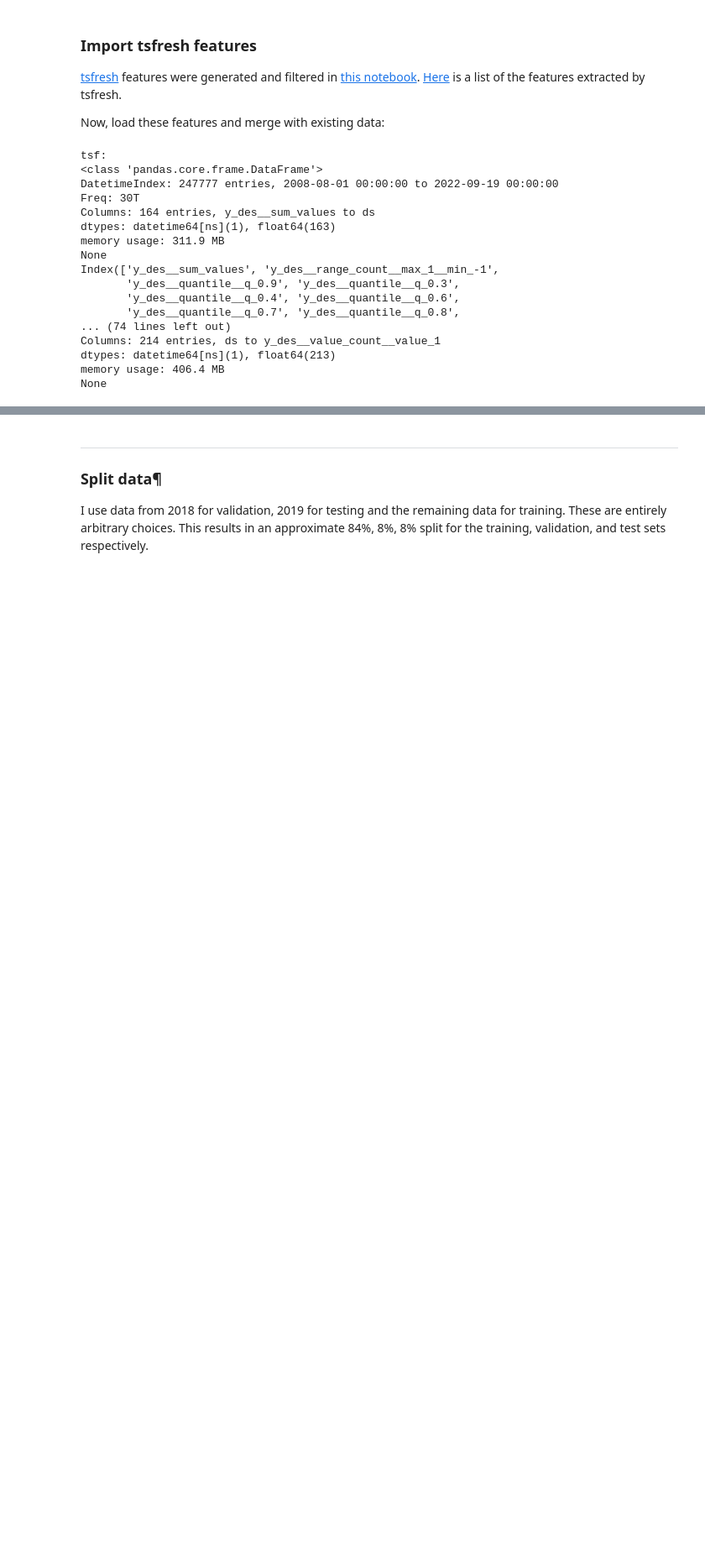
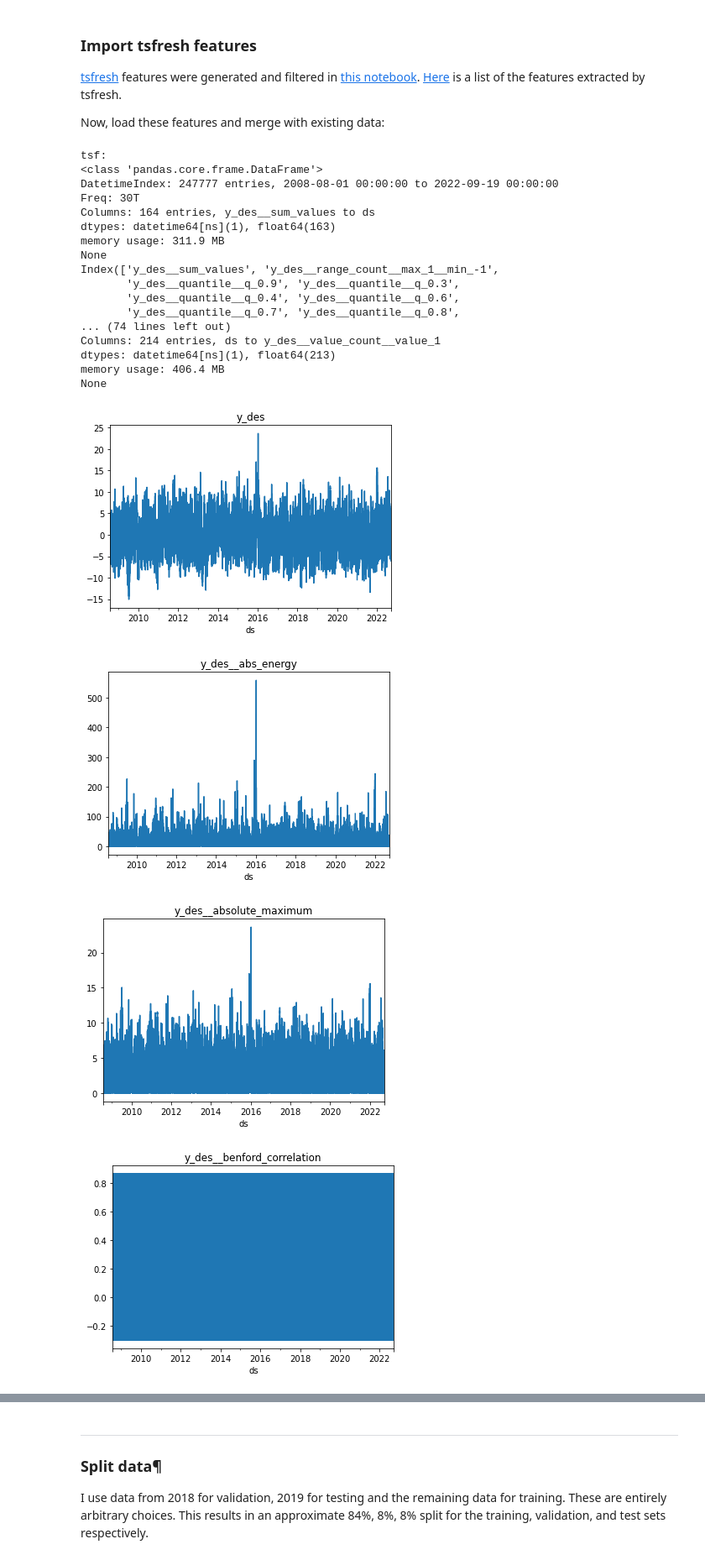
Before and after one commit to makeyourownmaker/CambridgeTemperatureNotebooks, a Jupyter notebook: notebooks/gradient_boosting.ipynb, the cells around one changed output, grey strips where cells are left out. Shown at 84% size. Saved outputs shown, nothing was run; the diff lists cells and outputs as text; code cells hidden in the pictures; blank space fills up the shorter version.

```diff
--- a/notebooks/gradient_boosting.ipynb
+++ b/notebooks/gradient_boosting.ipynb
@@ -366,3 +366,34 @@ Columns: 214 entries, ds to y_des__value_count__value_1
 dtypes: datetime64[ns](1), float64(213)
 memory usage: 406.4 MB
 None
+# %%
+#df['y_des'].plot(title='y_des');
+#plt.show()
+#df['y_des__abs_energy'].plot(title='y_des__abs_energy');
+#plt.show()
+#df['y_des__absolute_maximum'].plot(title='y_des__absolute_maximum');
+#plt.show()
+#df['y_des__benford_correlation'].plot(title='y_des__benford_correlation');
+#plt.show()
+#df['y_des__fft_coefficient__attr_"real"__coeff_0'].plot(title='y_des__fft_coefficient__attr_"real"__coeff_0');
+#plt.show()
+#df['y_des__cwt_coefficients__coeff_0__w_2__widths_(2, 5, 10, 20)'].plot(title='y_des__cwt_coefficients__coeff_0__w_2__widths_(2, 5, 10, 20)');
+#plt.show()
+
+ycols = ['y_des', 'y_des__abs_energy', \
+         'y_des__absolute_maximum',    \
+         'y_des__benford_correlation', \
+         'y_des__fft_coefficient__attr_"real"__coeff_0', \
+         'y_des__cwt_coefficients__coeff_0__w_2__widths_(2, 5, 10, 20)',  \
+         'y_des__cwt_coefficients__coeff_0__w_5__widths_(2, 5, 10, 20)',  \
+         'y_des__cwt_coefficients__coeff_0__w_10__widths_(2, 5, 10, 20)', \
+         'y_des__cwt_coefficients__coeff_0__w_20__widths_(2, 5, 10, 20)']
+
+for ycol in ycols:
+    df[ycol].plot(title=ycol);
+    plt.show()
+# %% [output]
+[figure, added]
+[figure, added]
+[figure, added]
+[figure, added]
```
Also changed, not shown: parts of 12 cells of this notebook.
